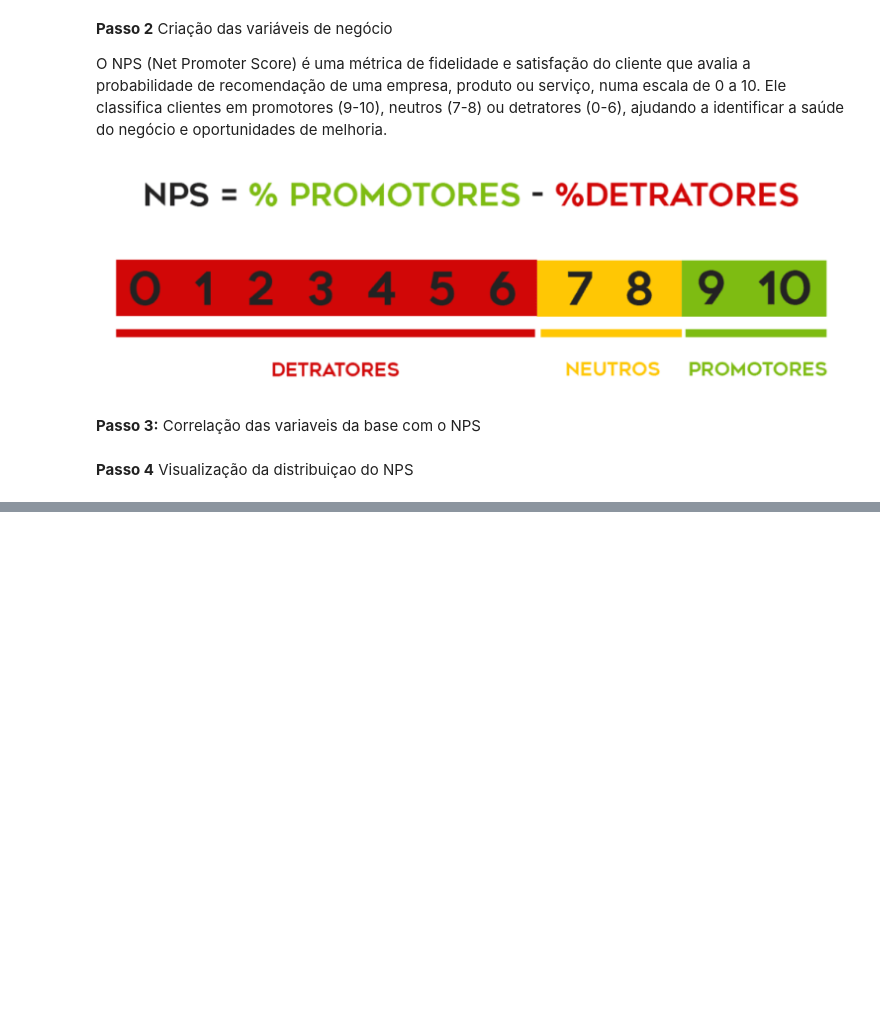
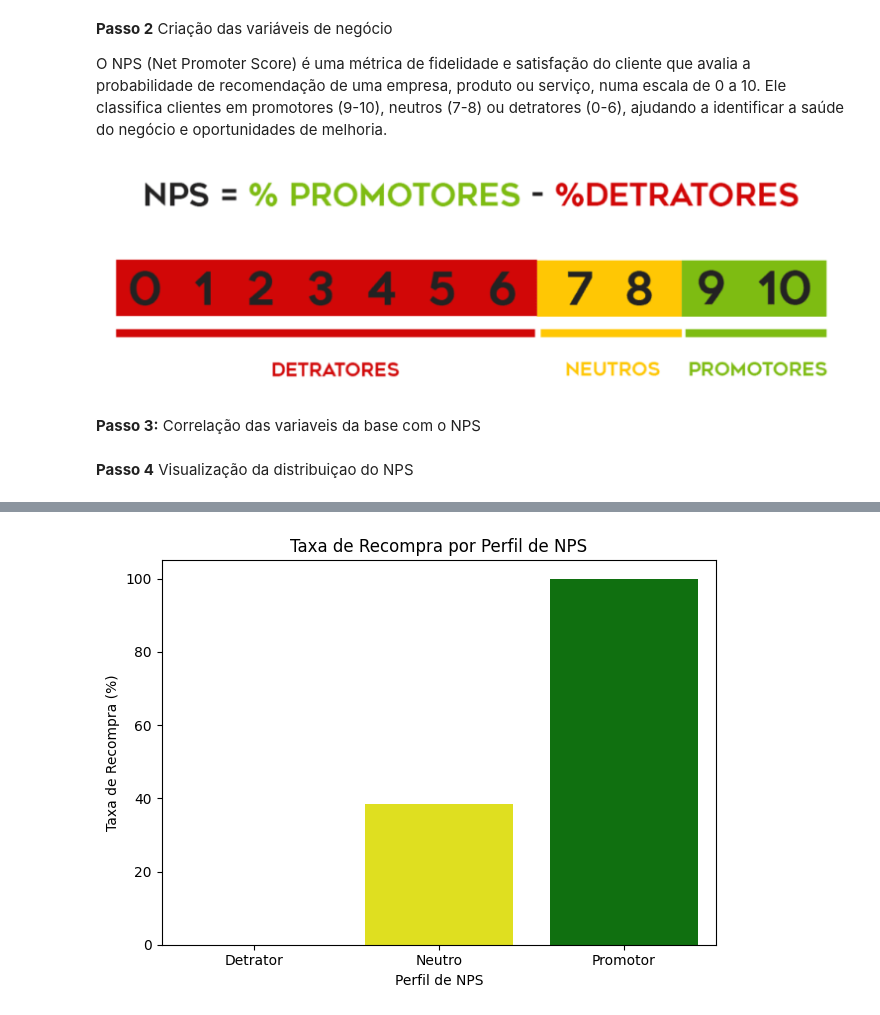
Before and after one commit to vanessahay/1IAST-TechChallenge, a Jupyter notebook: Notebook/01_eda_csv_toPandas.ipynb, the cells around one changed output, grey strips where cells are left out. Drawn from its saved outputs; the diff is of its cells as text; code cells hidden in the pictures; blank space fills up the shorter version.

```diff
--- a/Notebook/01_eda_csv_toPandas.ipynb
+++ b/Notebook/01_eda_csv_toPandas.ipynb
@@ -210,0 +255,11 @@ plt.show()
+# %%
+# Visualização comparando a taxa de recompra por perfil de NPS
+colors = {'Detrator': 'red', 'Neutro': 'yellow', 'Promotor': 'green'}
+sns.barplot(data=df_plot, x='profile_nps', y='taxa_recompra_percent', hue='profile_nps', palette=colors, legend=False)
+plt.title('Taxa de Recompra por Perfil de NPS')
+plt.xlabel('Perfil de NPS')
+plt.ylabel('Taxa de Recompra (%)')
+plt.tight_layout()
+plt.show()
+# %% [output]
+[figure, added]
```
Also changed, not shown: parts of 5 cells of this notebook.
